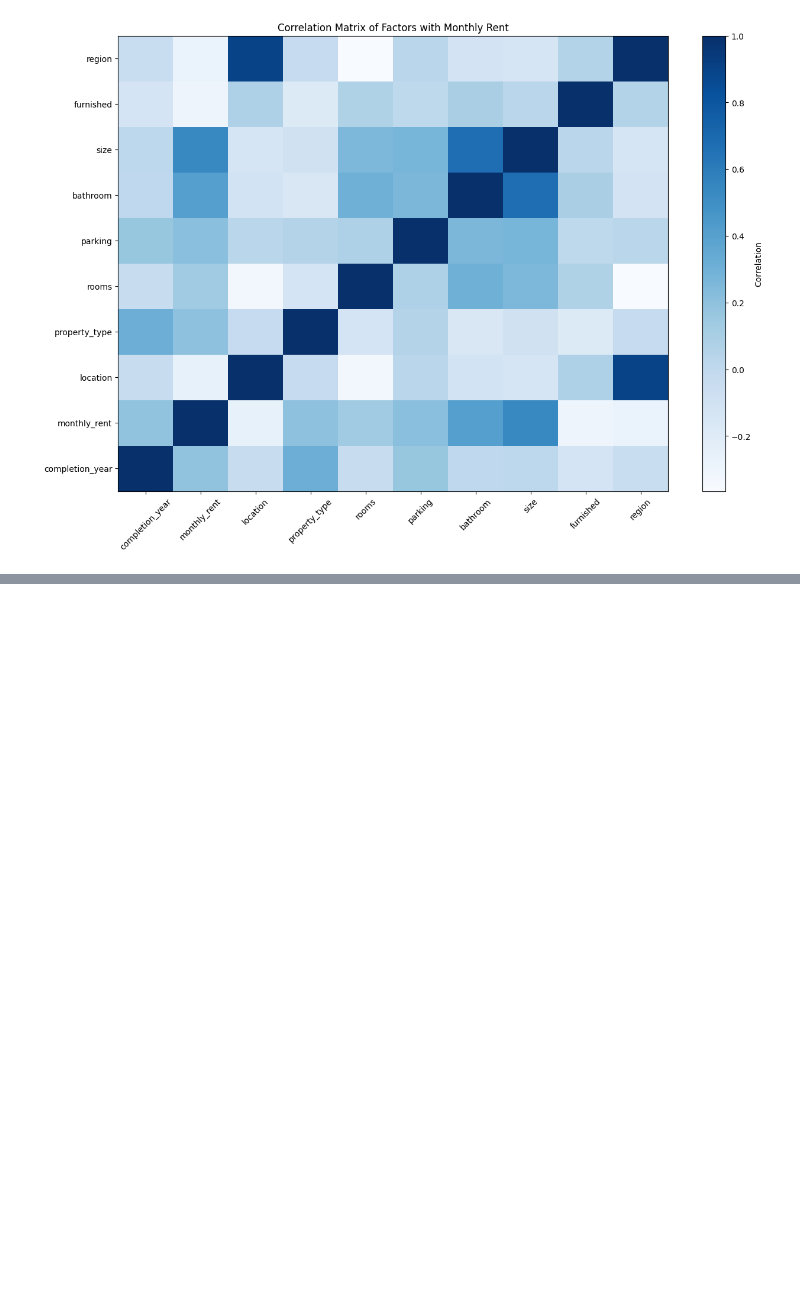
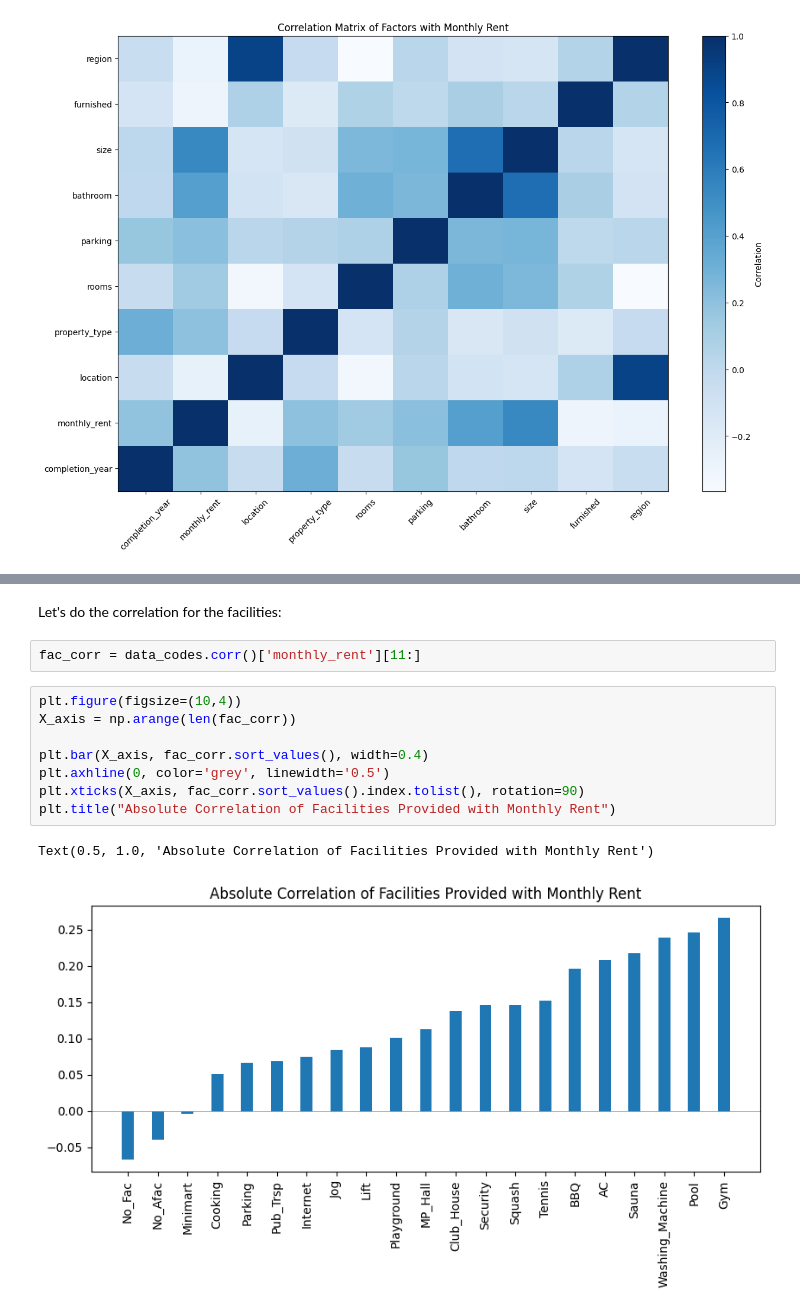
Before and after one commit to dnielleyp/Data-Analytics, a Jupyter notebook: rental-prices/01_Exploratory_Analysis.ipynb, the cells around one changed output, grey strips where cells are left out. Cells and saved outputs as stored; diff of their text form; blank space fills up the shorter version.

```diff
--- a/rental-prices/01_Exploratory_Analysis.ipynb
+++ b/rental-prices/01_Exploratory_Analysis.ipynb
@@ -169,0 +214,15 @@ X_axis = np.arrange()
+# %% [markdown]
+Let's do the correlation for the facilities:
+# %%
+fac_corr = data_codes.corr()['monthly_rent'][11:]
+# %%
+plt.figure(figsize=(10,4))
+X_axis = np.arange(len(fac_corr))
+
+plt.bar(X_axis, fac_corr.sort_values(), width=0.4)
+plt.axhline(0, color='grey', linewidth='0.5')
+plt.xticks(X_axis, fac_corr.sort_values().index.tolist(), rotation=90)
+plt.title("Absolute Correlation of Facilities Provided with Monthly Rent")
+# %% [output]
+Text(0.5, 1.0, 'Absolute Correlation of Facilities Provided with Monthly Rent')
+[figure, added]
```
Also changed, not shown: parts of 5 cells of this notebook.
